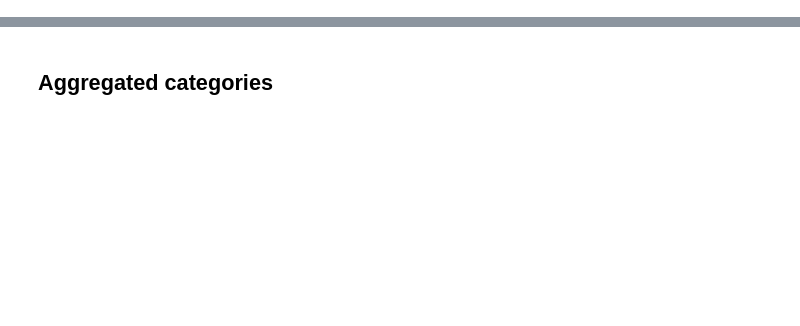
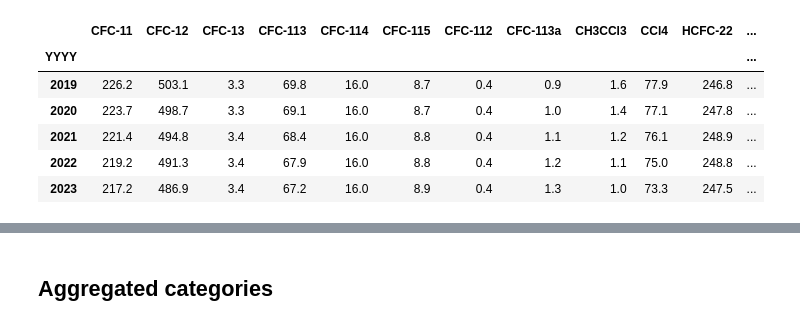
Before and after one commit to ClimateIndicator/forcing-timeseries, a Jupyter notebook: notebooks/trace-gas-global-mean.ipynb, the cells around one changed output, grey strips where cells are left out. Cells and saved outputs as stored; diff of their text form; code cells hidden in the pictures; blank space fills up the shorter version.

Commit message:
add in updated 2019-2023 concentrations from Lindsay and Brad

```diff
--- a/notebooks/trace-gas-global-mean.ipynb
+++ b/notebooks/trace-gas-global-mean.ipynb
@@ -206,10 +182,18 @@ df_co2
 # %%
-df_co2_ch4_n2o_update = pd.read_csv(
-    '../data/ghg_concentrations/ar6_updated/co2_ch4_n2o_2019-2022.csv',
+df_update = pd.read_csv(
+    '../data/ghg_concentrations/ar6_updated/update_2019-2023.csv',
     index_col=0
 )
 
 # note CO2 is on X2007 scale in the 2022 Climate Indicators - the offset is 0.18 ppm
-df_co2_ch4_n2o_update
+df_update
+# %% [output]
+|  | CFC-11 | CFC-12 | CFC-13 | CFC-113 | CFC-114 | CFC-115 | CFC-112 | CFC-113a | CH3CCl3 | CCl4 | HCFC-22 | ... |
+| YYYY |  |  |  |  |  |  |  |  |  |  |  | ... |
+| 2019 | 226.2 | 503.1 | 3.3 | 69.8 | 16.0 | 8.7 | 0.4 | 0.9 | 1.6 | 77.9 | 246.8 | ... |
+| 2020 | 223.7 | 498.7 | 3.3 | 69.1 | 16.0 | 8.7 | 0.4 | 1.0 | 1.4 | 77.1 | 247.8 | ... |
+| 2021 | 221.4 | 494.8 | 3.4 | 68.4 | 16.0 | 8.8 | 0.4 | 1.1 | 1.2 | 76.1 | 248.9 | ... |
+| 2022 | 219.2 | 491.3 | 3.4 | 67.9 | 16.0 | 8.8 | 0.4 | 1.2 | 1.1 | 75.0 | 248.8 | ... |
+| 2023 | 217.2 | 486.9 | 3.4 | 67.2 | 16.0 | 8.9 | 0.4 | 1.3 | 1.0 | 73.3 | 247.5 | ... |
 # %%
 df_ch4_noaa.loc[1984:2022, 'mean']
```
Also changed, not shown: parts of 59 cells of this notebook, 14 other files.
